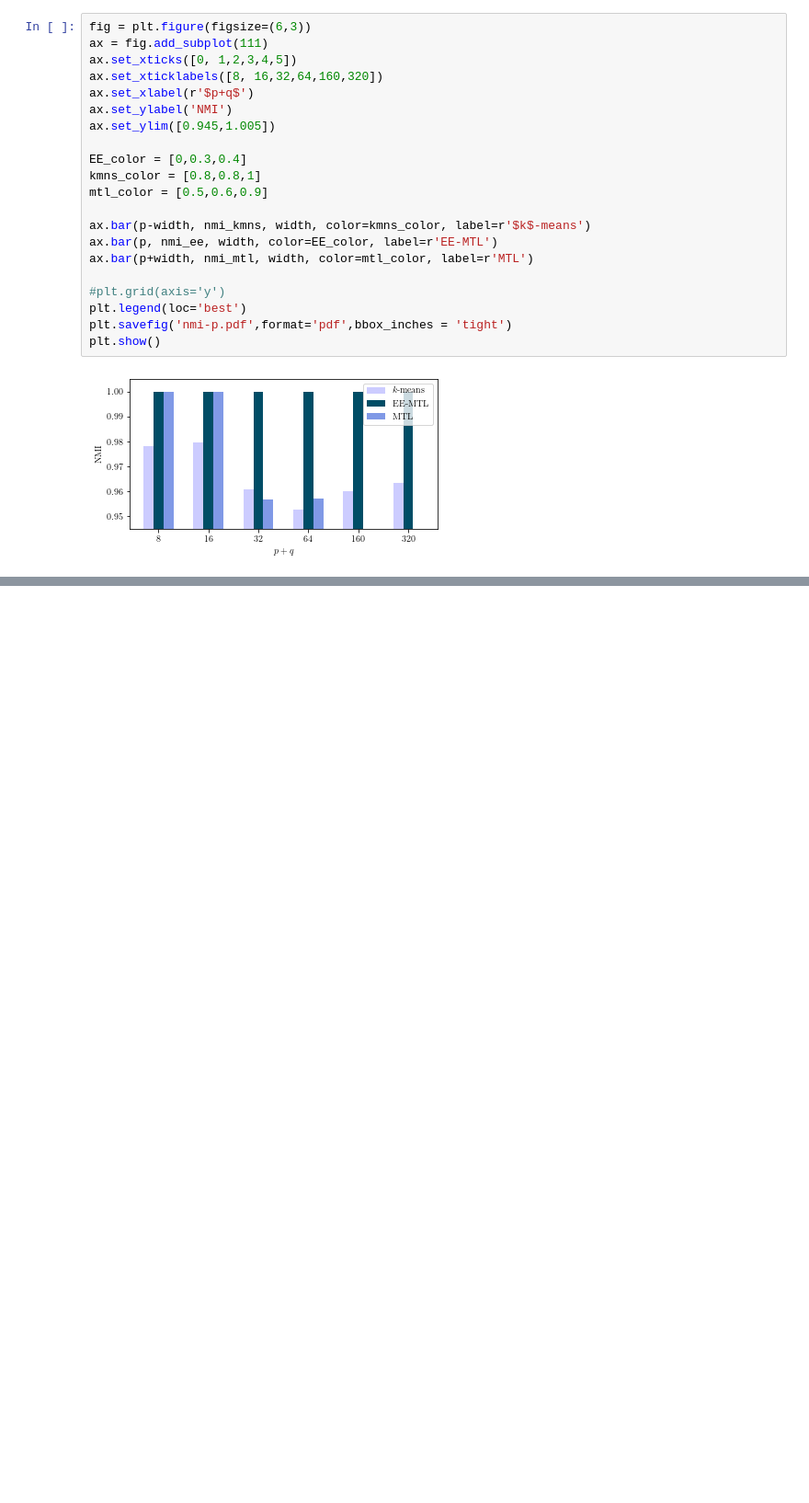
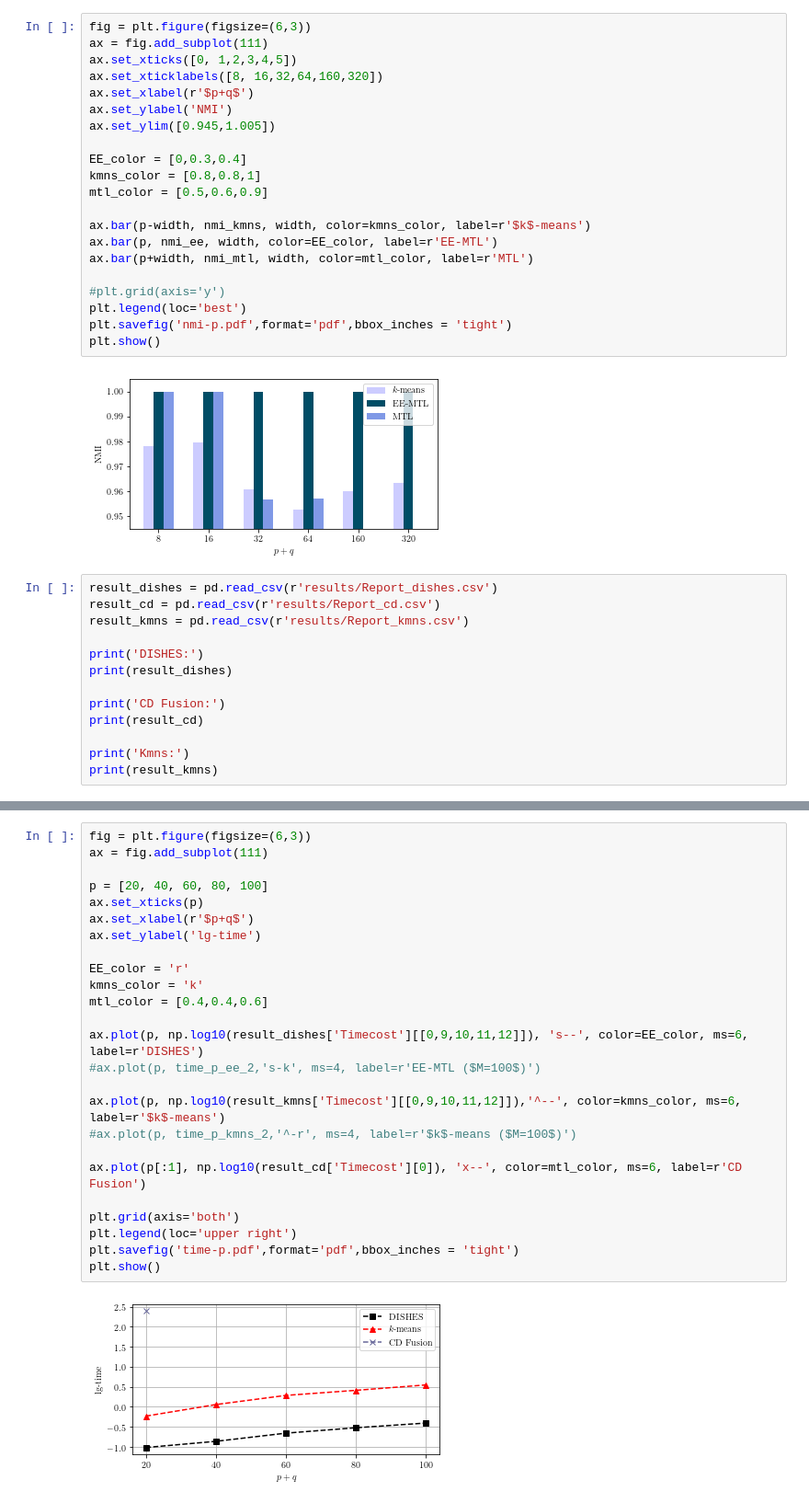
Before and after one commit to SuikaXhq/learning-machine-learning, a Jupyter notebook: source/EE-MTL/draw.ipynb, the cells around one changed output, grey strips where cells are left out. Shown: that part at 92% size. Cells and saved outputs as stored; diff of their text form; blank space fills up the shorter version.

```diff
--- a/source/EE-MTL/draw.ipynb
+++ b/source/EE-MTL/draw.ipynb
@@ -136,3 +137,16 @@ plt.savefig('nmi-p.pdf',format='pdf',bbox_inches = 'tight')
 plt.show()
 # %% [output]
 [figure]
+# %%
+result_dishes = pd.read_csv(r'results/Report_dishes.csv')
+result_cd = pd.read_csv(r'results/Report_cd.csv')
+result_kmns = pd.read_csv(r'results/Report_kmns.csv')
+
+print('DISHES:')
+print(result_dishes)
+
+print('CD Fusion:')
+print(result_cd)
+
+print('Kmns:')
+print(result_kmns)
@@ -138,0 +197,27 @@ plt.show()
+# %%
+fig = plt.figure(figsize=(6,3))
+ax = fig.add_subplot(111)
+
+p = [20, 40, 60, 80, 100]
+ax.set_xticks(p)
+ax.set_xlabel(r'$p+q$')
+ax.set_ylabel('lg-time')
+
+EE_color = 'r'
+kmns_color = 'k'
+mtl_color = [0.4,0.4,0.6]
+
+ax.plot(p, np.log10(result_dishes['Timecost'][[0,9,10,11,12]]), 's--', color=EE_color, ms=6, label=r'DISHES')
+#ax.plot(p, time_p_ee_2,'s-k', ms=4, label=r'EE-MTL ($M=100$)')
+
+ax.plot(p, np.log10(result_kmns['Timecost'][[0,9,10,11,12]]),'^--', color=kmns_color, ms=6, label=r'$k$-means')
+#ax.plot(p, time_p_kmns_2,'^-r', ms=4, label=r'$k$-means ($M=100$)')
+
+ax.plot(p[:1], np.log10(result_cd['Timecost'][0]), 'x--', color=mtl_color, ms=6, label=r'CD Fusion')
+
+plt.grid(axis='both')
+plt.legend(loc='upper right')
+plt.savefig('time-p.pdf',format='pdf',bbox_inches = 'tight')
+plt.show()
+# %% [output]
+[figure, added]
```
Also changed, not shown: parts of 6 cells of this notebook, 1 other file.
